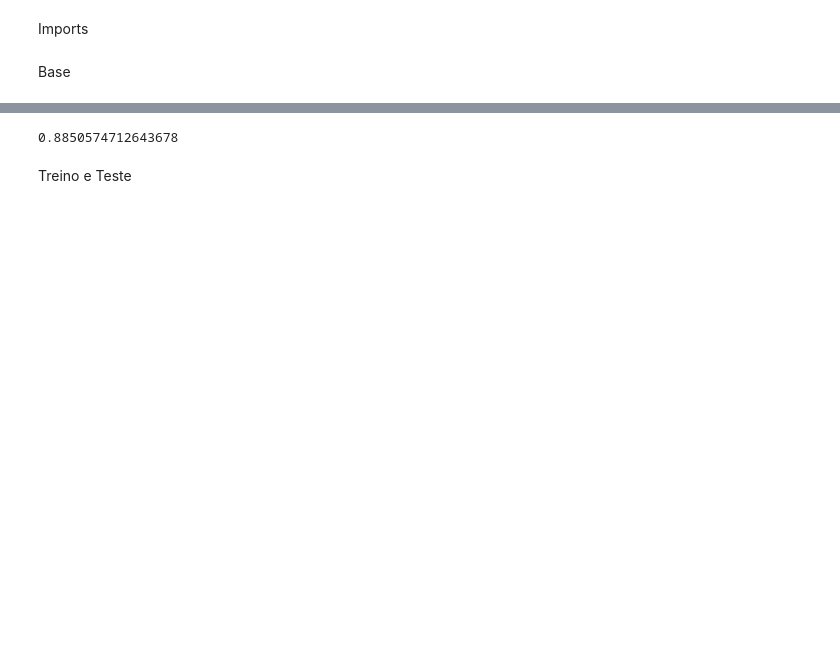
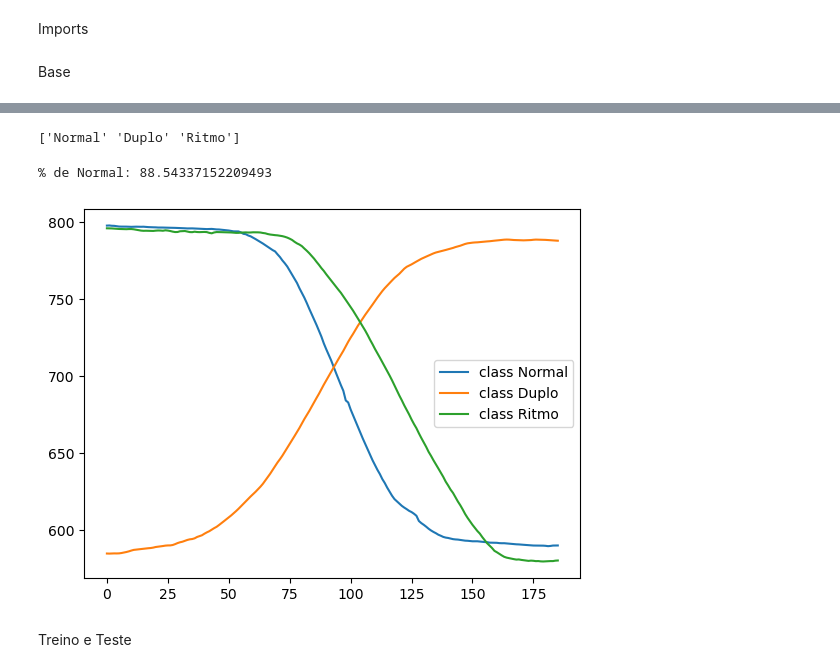
Before and after one commit to LeandroDurau/BCC---TCC, a Jupyter notebook: Projeto/2sem/TCC - Anotações.ipynb, the cells around one changed output, grey strips where cells are left out. Drawn from its saved outputs; the diff is of its cells as text; code cells hidden in the pictures; blank space fills up the shorter version.

```diff
--- a/Projeto/2sem/TCC - Anotações.ipynb
+++ b/Projeto/2sem/TCC - Anotações.ipynb
@@ -31,16 +31,44 @@ df.head(5)
 # %%
-nova_df_x = df.drop([0],axis=1)
+df_x = df.drop([0],axis=1)
+# %%
+print(df[0].unique())
+# %% [output]
+['Normal' 'Duplo' 'Ritmo']
 # %%
+# Classificando Normal = 0 e outros comportamentos como = 1
 df['fadiga'] = [0 if x == 'Normal' else 1 for x in df[0]]
-nova_df_y =  df['fadiga']
+df['classes_completa'] = [0 if x == 'Normal' else 1 if x == 'Duplo' else 2 for x in df[0]]
+df_y =  df['fadiga']
+df_y_real = df['classes_completa']
 # %%
 count = 0
 for i in nova_df_y:
     if i == 0:
         count += 1
-print(count/len(nova_df_y))
+print(f'% de Normal: {count/len(nova_df_y) * 100}')
 # %% [output]
-0.8850574712643678
+% de Normal: 88.54337152209493
+# %%
+#Mostrando exemplos de cada classe
+classes = np.unique(df_y_real, axis=0)
+idx = np.random.default_rng(seed=42).permutation(len(nova_df_x))#np.random.permutation(len(nova_df_x))
+nova_df_x = df_x.values[idx]
+nova_df_y = df_y_real.values[idx]
+plt.figure()
+for c in classes:
+    c_x_train = nova_df_x[nova_df_y == c]
+    if c == 0:
+        text = 'Normal'
+    if c == 1:
+        text = 'Duplo'
+    if c == 2:
+        text = 'Ritmo'
+    plt.plot(c_x_train[0], label="class " + str(text))
+plt.legend(loc="best")
+plt.show()
+plt.close()
+# %% [output]
+[figure, added]
 # %% [markdown]
 Treino e Teste
 # %%
```
Also changed, not shown: parts of 19 cells of this notebook, 4 other files.
